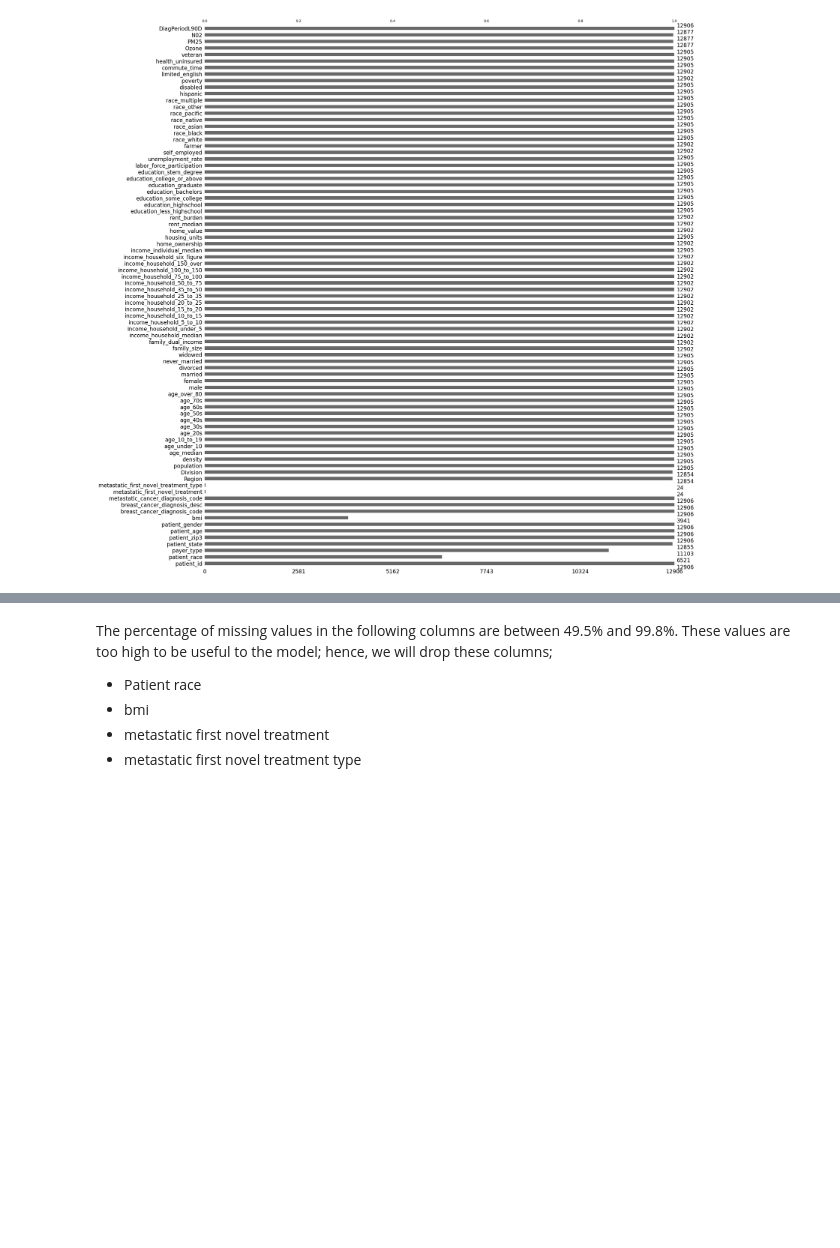
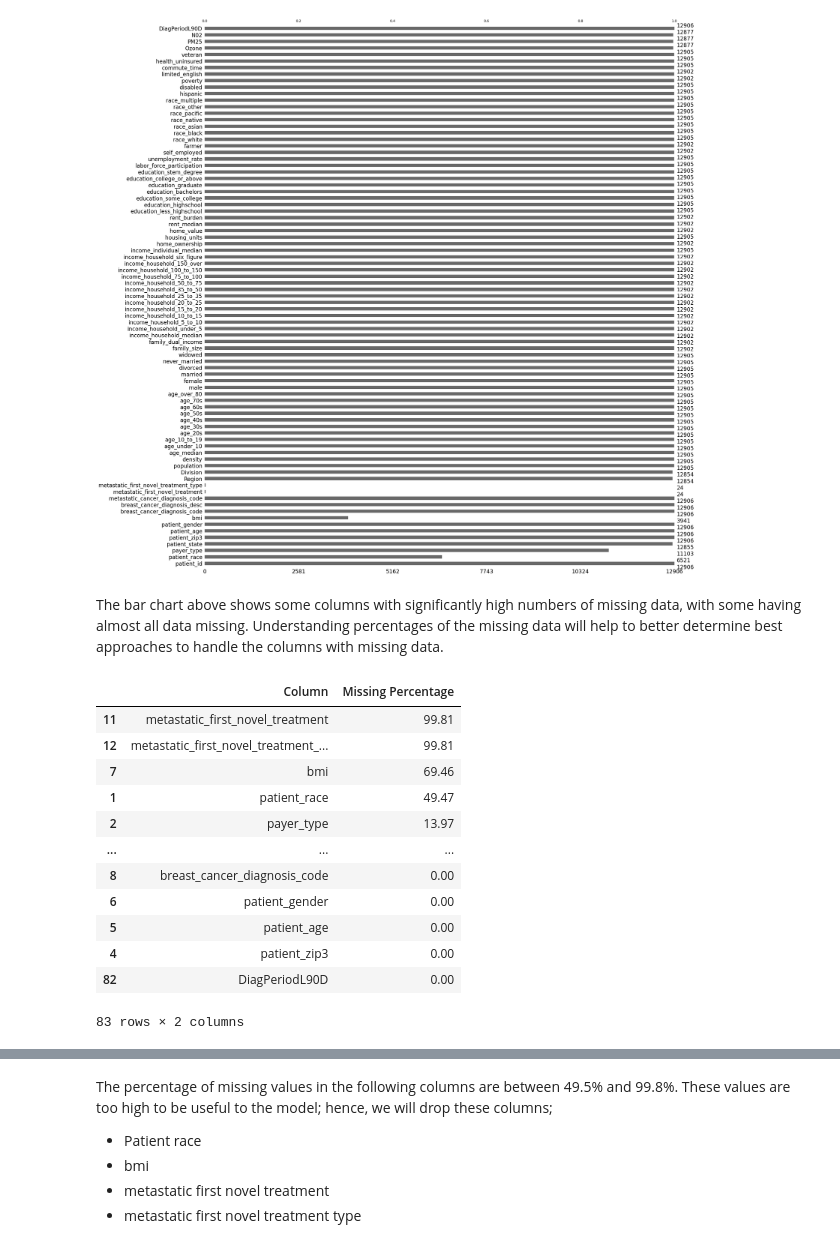
Before and after one commit to WiDS-Datathon/cancer_prediction, a Jupyter notebook: Metastatic Cancer Prediction Model.ipynb, the cells around one changed output, grey strips where cells are left out. Cells and saved outputs as stored; diff of their text form; code cells hidden in the pictures; blank space fills up the shorter version.

```diff
--- a/Metastatic Cancer Prediction Model.ipynb
+++ b/Metastatic Cancer Prediction Model.ipynb
@@ -82,5 +59,7 @@ msn.bar(train)
 # %% [output]
 <AxesSubplot:>
 [figure]
+# %% [markdown]
+The bar chart above shows some columns with significantly high numbers of missing data, with some having almost all data missing. Understanding percentages of the missing data will help to better determine best approaches to handle the columns with missing data.
 # %%
 # Calculate the percentage of missing values for each column
@@ -91,4 +71,22 @@ missing_info = pd.DataFrame({
     'Column': missing_percentage.index,
     'Missing Percentage': missing_percentage.values
 })
+# %%
+missing_info["Missing Percentage"] = missing_info["Missing Percentage"].astype(float)
+
+missing_info.sort_values(by='Missing Percentage', ascending=False)
+# %% [output]
+|  | Column | Missing Percentage |
+| 11 | metastatic_first_novel_treatment | 99.81 |
+| 12 | metastatic_first_novel_treatment_... | 99.81 |
+| 7 | bmi | 69.46 |
+| 1 | patient_race | 49.47 |
+| 2 | payer_type | 13.97 |
+| ... | ... | ... |
+| 8 | breast_cancer_diagnosis_code | 0.00 |
+| 6 | patient_gender | 0.00 |
+| 5 | patient_age | 0.00 |
+| 4 | patient_zip3 | 0.00 |
+| 82 | DiagPeriodL90D | 0.00 |
+83 rows × 2 columns
 # %%
```
Also changed, not shown: parts of 11 cells of this notebook.
